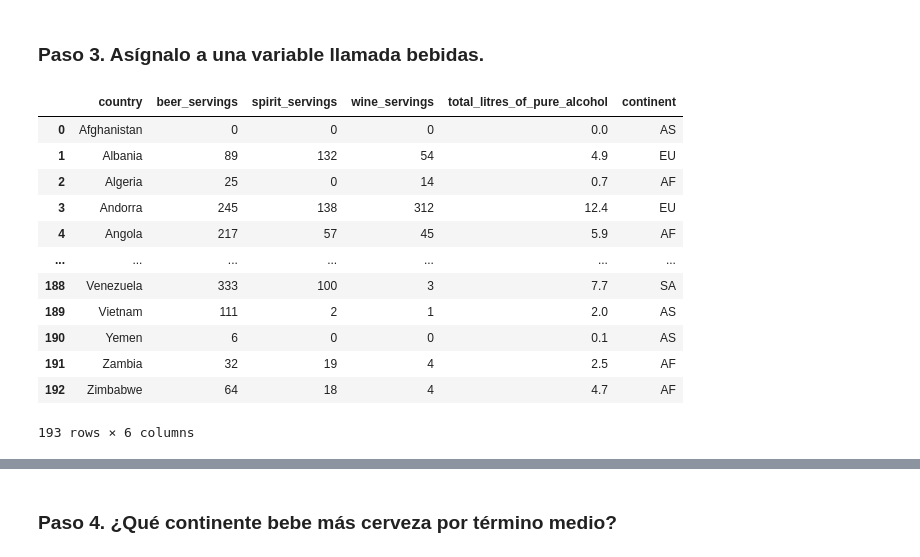
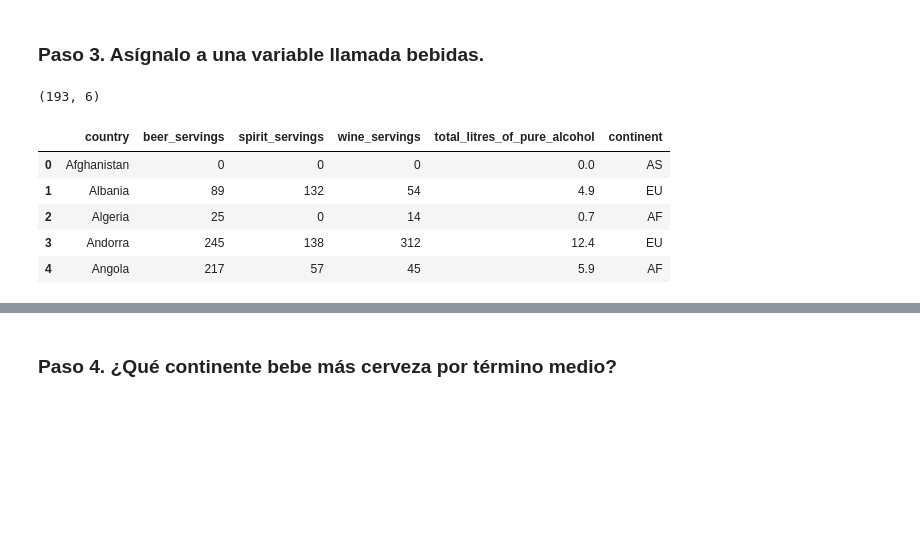
Before and after one commit to DenisiaPelu/DS102024, a Jupyter notebook: 2-DataAnalysis/2-Pandas/Practica/5-Alcohol_Consumption/Alcohol_Consumption.ipynb, the cells around one changed output, grey strips where cells are left out. Saved outputs shown, nothing was run; the diff lists cells and outputs as text; code cells hidden in the pictures; blank space fills up the shorter version.

```diff
--- a/2-DataAnalysis/2-Pandas/Practica/5-Alcohol_Consumption/Alcohol_Consumption.ipynb
+++ b/2-DataAnalysis/2-Pandas/Practica/5-Alcohol_Consumption/Alcohol_Consumption.ipynb
@@ -14,18 +14,15 @@ df=pd.read_csv(r"https://raw.githubusercontent.com/justmarkham/DAT8/master/data/
 # %%
 bebidas=df
 # %%
-bebidas
+bebidas.shape
 # %% [output]
-|  | country | beer_servings | spirit_servings | wine_servings | total_litres_of_pure_alcohol | continent |
-| 0 | Afghanistan | 0 | 0 | 0 | 0.0 | AS |
-| 1 | Albania | 89 | 132 | 54 | 4.9 | EU |
-| 2 | Algeria | 25 | 0 | 14 | 0.7 | AF |
-| 3 | Andorra | 245 | 138 | 312 | 12.4 | EU |
-| 4 | Angola | 217 | 57 | 45 | 5.9 | AF |
-| ... | ... | ... | ... | ... | ... | ... |
-| 188 | Venezuela | 333 | 100 | 3 | 7.7 | SA |
-| 189 | Vietnam | 111 | 2 | 1 | 2.0 | AS |
-| 190 | Yemen | 6 | 0 | 0 | 0.1 | AS |
-| 191 | Zambia | 32 | 19 | 4 | 2.5 | AF |
-| 192 | Zimbabwe | 64 | 18 | 4 | 4.7 | AF |
-193 rows × 6 columns
+(193, 6)
+# %%
+bebidas.head()
+# %% [output]
+|  | country | beer_servings | spirit_servings | wine_servings | total_litres_of_pure_alcohol | continent |
+| 0 | Afghanistan | 0 | 0 | 0 | 0.0 | AS |
+| 1 | Albania | 89 | 132 | 54 | 4.9 | EU |
+| 2 | Algeria | 25 | 0 | 14 | 0.7 | AF |
+| 3 | Andorra | 245 | 138 | 312 | 12.4 | EU |
+| 4 | Angola | 217 | 57 | 45 | 5.9 | AF |
```
Also changed, not shown: parts of 9 cells of this notebook, 3 other files.
